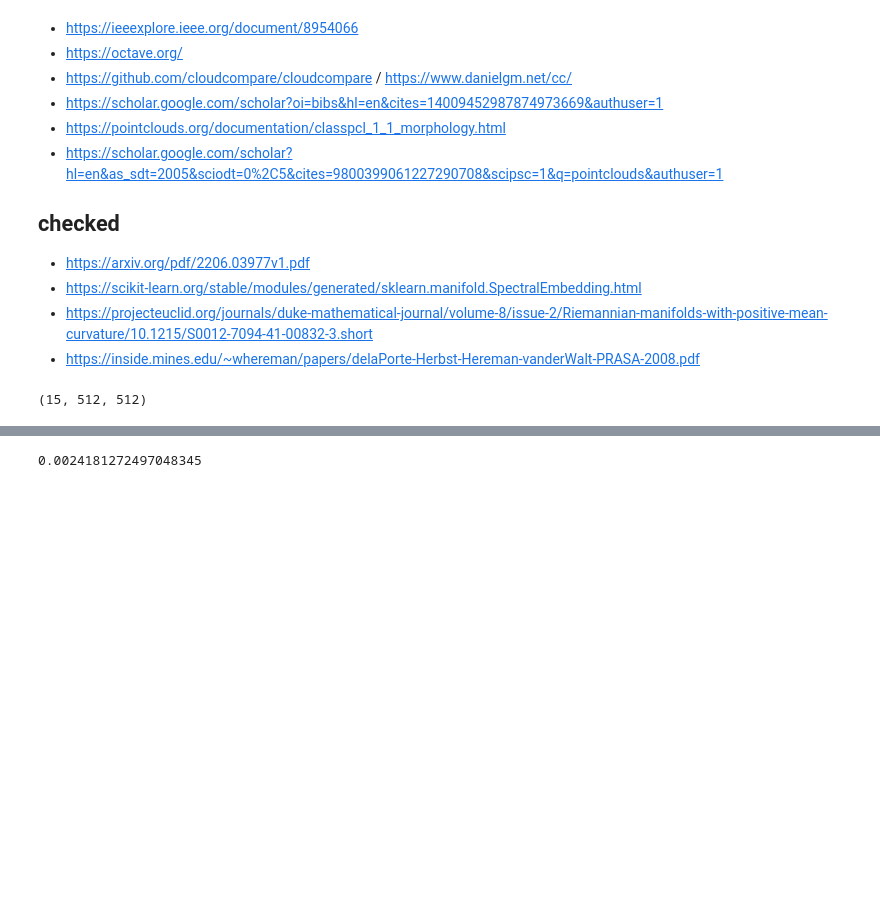
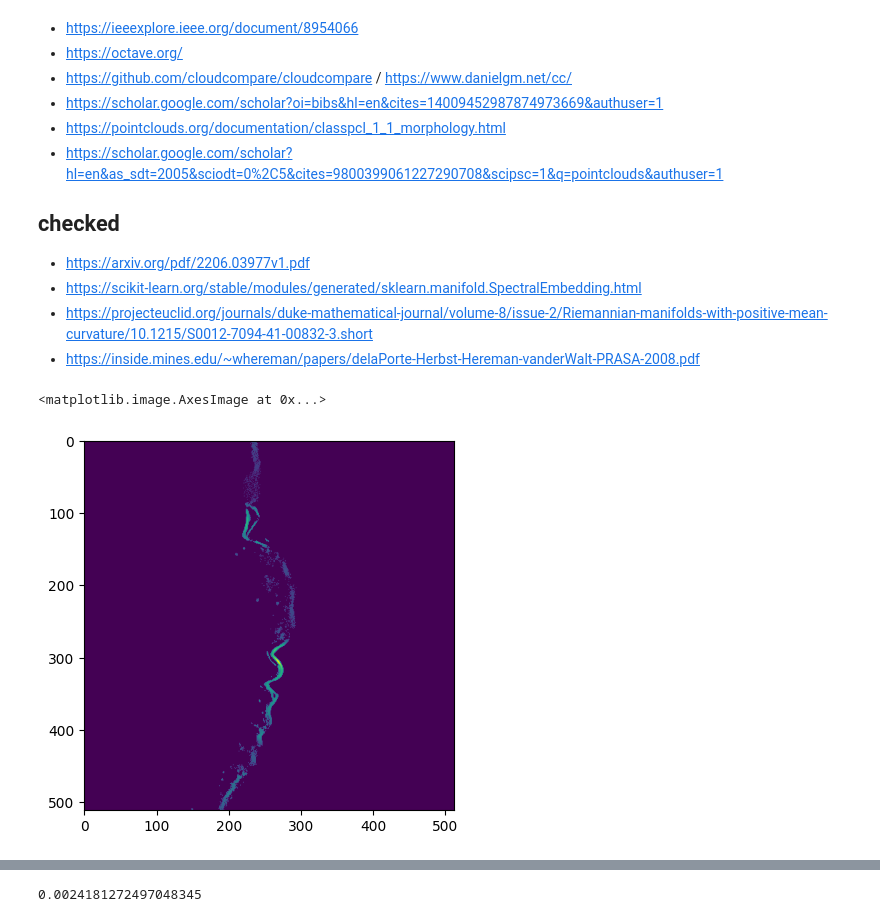
Before and after one commit to Hrsh-Venket/OpenCV-intestinal-deformations, a Jupyter notebook: Intestine Point Cloud.ipynb, the cells around one changed output, grey strips where cells are left out. Drawn from its saved outputs; the diff is of its cells as text; code cells hidden in the pictures; blank space fills up the shorter version.

```diff
--- a/Intestine Point Cloud.ipynb
+++ b/Intestine Point Cloud.ipynb
@@ -417,4 +389,0 @@ images = mtif.read_stack("testimages/2022.12.21_APS018_Infection_PA14-GacA_40X_4
-# %%
-images.shape
-# %% [output]
-(15, 512, 512)
@@ -460,0 +392,25 @@ images.shape
+# %%
+import numpy as np
+from scipy import ndimage
+
+def apply_operator(image, kernel_size, modifier):
+    assert kernel_size % 2 == 1, "Kernel size must be odd"
+    kernel = np.ones((kernel_size, kernel_size))
+    kernel[kernel_size // 2, kernel_size // 2] = 0
+    convolved = ndimage.convolve(image, kernel, mode='constant', cval=0)
+    result = image - convolved * modifier
+    return result
+
+import numpy as np
+
+def reduce_row(image, n):
+    result = np.zeros_like(image)
+    for i, row in enumerate(image):
+        idx = np.argpartition(row, -n)[-n:]
+        result[i, idx] = row[idx]
+    return result
+# %%
+plt.imshow(reduce_row(images[0], 7))
+# %% [output]
+<matplotlib.image.AxesImage at 0x...>
+[figure, added]
```
Also changed, not shown: parts of 30 cells of this notebook.
